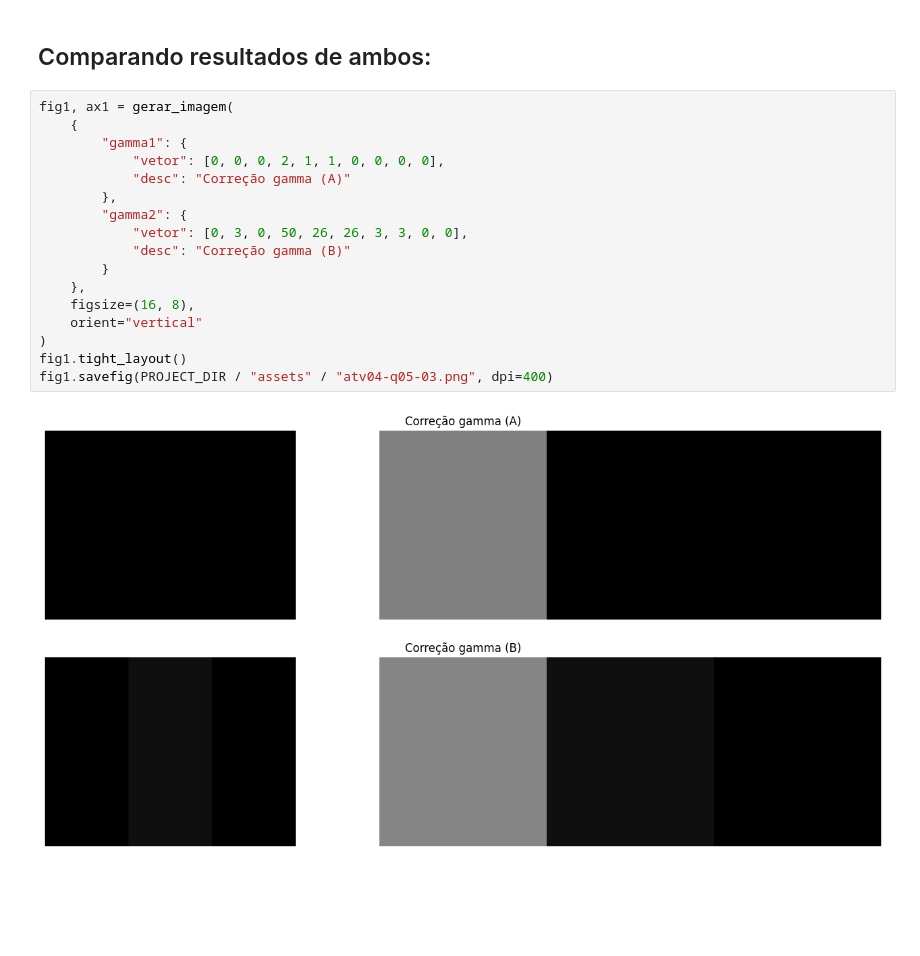
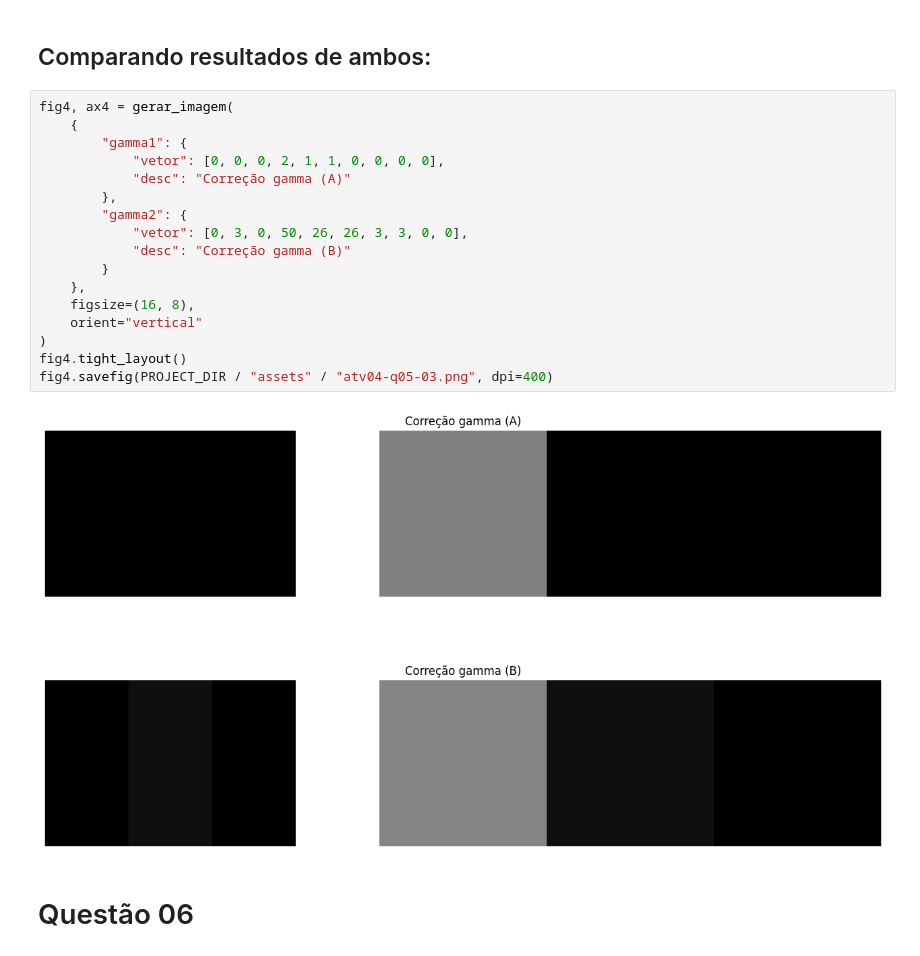
Before and after one commit to Manuelfjr/pdi, a Jupyter notebook: notebooks/00_atv01_code.ipynb, the cells around one changed output. Drawn from its saved outputs; the diff is of its cells as text; blank space fills up the shorter version.

```diff
--- a/notebooks/00_atv01_code.ipynb
+++ b/notebooks/00_atv01_code.ipynb
@@ -95,21 +104,23 @@ fig1.savefig(PROJECT_DIR / "assets" / "atv04-q05-02.png", dpi=400)
 # %% [markdown]
 ## Comparando resultados de ambos:
 # %%
-fig1, ax1 = gerar_imagem(
+fig4, ax4 = gerar_imagem(
     {
         "gamma1": {
             "vetor": [0, 0, 0, 2, 1, 1, 0, 0, 0, 0],
             "desc": "Correção gamma (A)"
         },
         "gamma2": {
             "vetor": [0, 3, 0, 50, 26, 26, 3, 3, 0, 0],
             "desc": "Correção gamma (B)"
         }
     },
     figsize=(16, 8),
     orient="vertical"
 )
-fig1.tight_layout()
-fig1.savefig(PROJECT_DIR / "assets" / "atv04-q05-03.png", dpi=400)
+fig4.tight_layout()
+fig4.savefig(PROJECT_DIR / "assets" / "atv04-q05-03.png", dpi=400)
 # %% [output]
-[figure, old version]
+[figure, new version]
+# %% [markdown]
+# Questão 06
```
Also changed, not shown: parts of 6 cells of this notebook, 2 other files.
